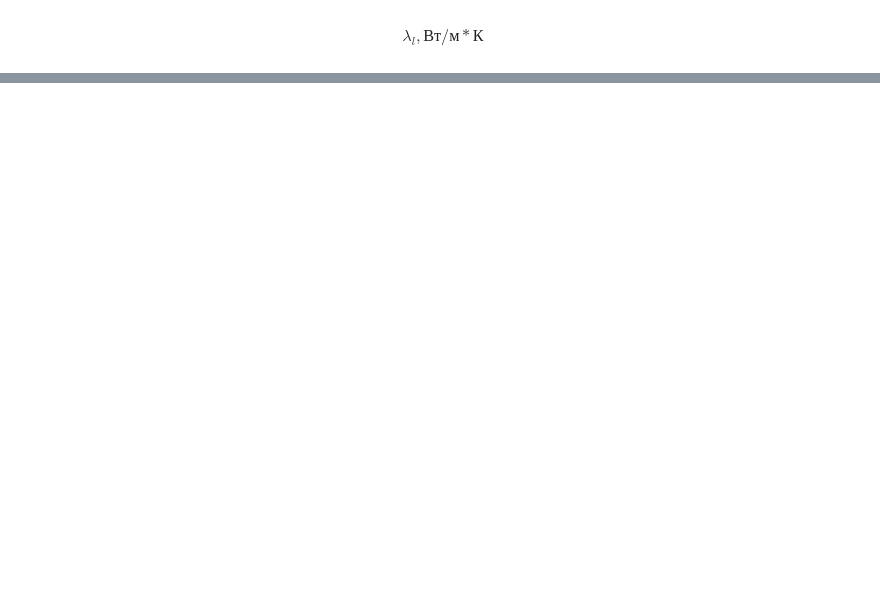
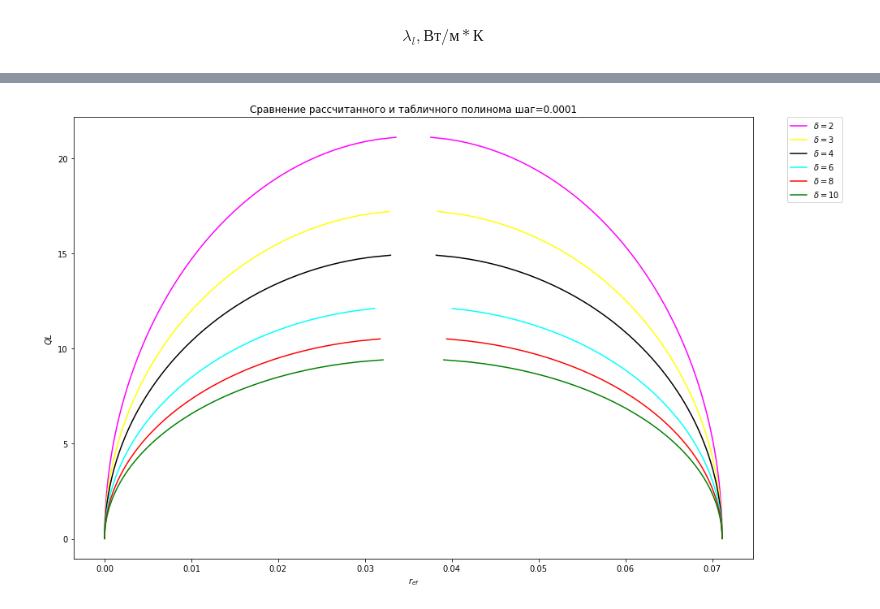
Before and after one commit to andreineustroev/task4, a Jupyter notebook: Задача А4.ipynb, the cells around one changed output, grey strips where cells are left out. Drawn from its saved outputs; the diff is of its cells as text; code cells hidden in the pictures; blank space fills up the shorter version.

```diff
--- a/Задача А4.ipynb
+++ b/Задача А4.ipynb
@@ -316,3 +375,0 @@ $$E(T_v) = 128 * \frac{\eta_v(T_v)}{\rho_v(T_v) * H_{ev}(T_v) * \pi * d_v^4}$$
-# %%
-def Re(Q, Tv):
-    return 4 * Q / (math.pi * n_v_poly(Tv) * h_ev_poly(Tv) * diameter_vapor )
@@ -332,3 +380,0 @@ $$C(Q,T_v) = 0.6328 * R_e(Q)^{0.75} * \frac{\eta_v(T_v)}{\rho_v(T_v) * H_{ev}(T_
-# %%
-def D(Tl):
-    return 128.0 * n_l_poly(Tl) / (p_l_poly(Tl)*h_ev_poly(Tl)*math.pi*diameter_liquid**4)
@@ -369,0 +398,6 @@ SyntaxError: invalid syntax (<ipython-input-242-d05dd92fdd51>, line 2)
+# %%
+def a1(QL):
+    if Re(QL) > 2100:
+        return QL * (C(QL)+D())
+    else:
+        return QL * (E() + D())
@@ -369,0 +413,61 @@ SyntaxError: invalid syntax (<ipython-input-242-d05dd92fdd51>, line 2)
+# %%
+def r1(delta,QL):
+    return (sygma_poly.approx_func(temp_vapor) + (sygma_poly.approx_func(temp_vapor) ** 2
+                                                    - a1(QL) * QL * B(delta)) ** 0.5)
+
+def r2(delta,QL):
+    return (sygma_poly.approx_func(temp_vapor) - (sygma_poly.approx_func(temp_vapor) ** 2
+                                                    - a1(QL) * QL * B(delta)) ** 0.5)
+# %%
+r1_result = []
+r2_result = []
+QL_result = []
+
+QL_range = range(1,2200,10)
+
+for i in QL_range:
+    QL = i/100
+    QL_result.append(QL)
+
+def r_result(number,delta):
+    result = []
+    for i in QL_range:
+        QL = i/100
+        if number == 1:
+            result.append(r1(delta,QL))
+        else:
+            result.append(r2(delta,QL))
+    return result
+
+%matplotlib inline
+
+width = 15
+height = 10
+line_result = plt.figure(figsize=(width, height))
+
+line_result = plt.plot(r_result(1,2), QL_result, color='magenta',label=r'$\delta = 2$')
+line_result = plt.plot(r_result(2,2), QL_result, color='magenta',label=r'$\delta = 2$')
+
+line_result = plt.plot(r_result(1,3), QL_result, color='yellow',label=r'$\delta = 3$')
+line_result = plt.plot(r_result(2,3), QL_result, color='yellow',label=r'$\delta = 3$')
+
+line_result = plt.plot(r_result(1,4), QL_result, color='black',label=r'$\delta = 4$')
+line_result = plt.plot(r_result(2,4), QL_result, color='black',label=r'$\delta = 4$')
+
+line_result = plt.plot(r_result(1,6), QL_result, color='cyan',label=r'$\delta = 6$')
+line_result = plt.plot(r_result(2,6), QL_result, color='cyan',label=r'$\delta = 6$')
+
+line_result = plt.plot(r_result(1,8), QL_result, color='red',label=r'$\delta = 8$')
+line_result = plt.plot(r_result(2,8), QL_result, color='red',label=r'$\delta = 8$')
+
+
+line_result = plt.plot(r_result(1,10), QL_result, color='green',label=r'$\delta = 10$')
+line_result = plt.plot(r_result(2,10), QL_result, color='green',label=r'$\delta = 10$')
+
+line_h_ev_example = plt.xlabel(r'$r_{ef}$')
+line_h_ev_example = plt.ylabel(r'$QL$')
+line_h_ev_example = plt.title('Сравнение рассчитанного и табличного полинома шаг=0.0001')
+
+line_result = plt.legend(bbox_to_anchor=(1.05, 1), loc=2, borderaxespad=0.)
+# %% [output]
+[figure, added]
```
Also changed, not shown: parts of 60 cells of this notebook.
